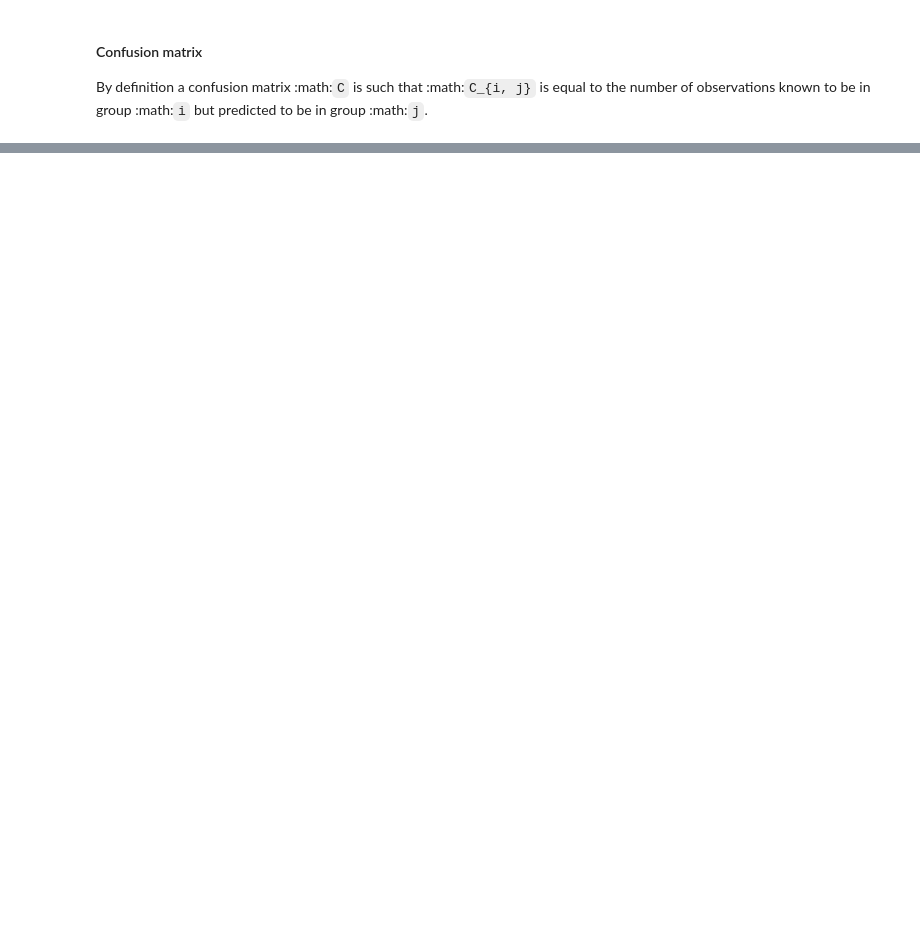
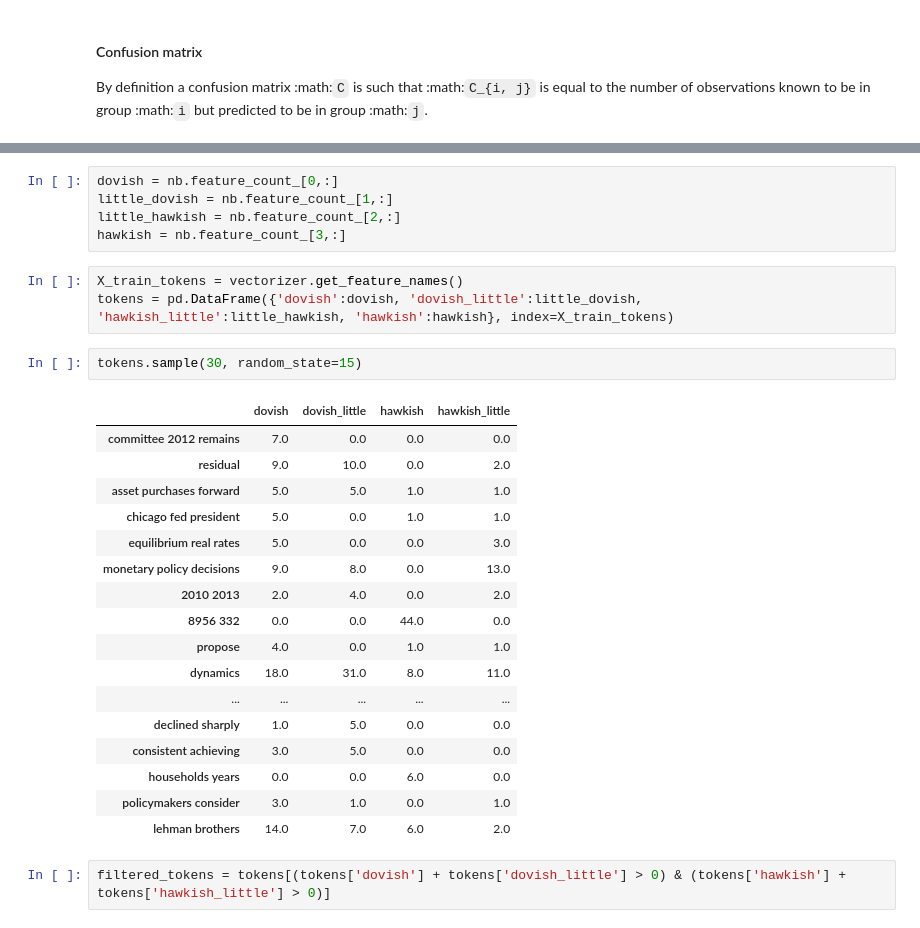
Before and after one commit to minimalgeek/Python, a Jupyter notebook: NLP/FOMC/FOMC urgency analysis 3 - SciKit Learn.ipynb, the cells around one changed output, grey strips where cells are left out. Saved outputs shown, nothing was run; the diff lists cells and outputs as text; blank space fills up the shorter version.

```diff
--- a/NLP/FOMC/FOMC urgency analysis 3 - SciKit Learn.ipynb
+++ b/NLP/FOMC/FOMC urgency analysis 3 - SciKit Learn.ipynb
@@ -231,0 +250,30 @@ avg / total       0.86      0.84      0.84       242
+# %%
+dovish = nb.feature_count_[0,:]
+little_dovish = nb.feature_count_[1,:]
+little_hawkish = nb.feature_count_[2,:]
+hawkish = nb.feature_count_[3,:]
+# %%
+X_train_tokens = vectorizer.get_feature_names()
+tokens = pd.DataFrame({'dovish':dovish, 'dovish_little':little_dovish, 'hawkish_little':little_hawkish, 'hawkish':hawkish}, index=X_train_tokens)
+# %%
+tokens.sample(30, random_state=15)
+# %% [output]
+|  | dovish | dovish_little | hawkish | hawkish_little |
+| committee 2012 remains | 7.0 | 0.0 | 0.0 | 0.0 |
+| residual | 9.0 | 10.0 | 0.0 | 2.0 |
+| asset purchases forward | 5.0 | 5.0 | 1.0 | 1.0 |
+| chicago fed president | 5.0 | 0.0 | 1.0 | 1.0 |
+| equilibrium real rates | 5.0 | 0.0 | 0.0 | 3.0 |
+| monetary policy decisions | 9.0 | 8.0 | 0.0 | 13.0 |
+| 2010 2013 | 2.0 | 4.0 | 0.0 | 2.0 |
+| 8956 332 | 0.0 | 0.0 | 44.0 | 0.0 |
+| propose | 4.0 | 0.0 | 1.0 | 1.0 |
+| dynamics | 18.0 | 31.0 | 8.0 | 11.0 |
+| ... | ... | ... | ... | ... |
+| declined sharply | 1.0 | 5.0 | 0.0 | 0.0 |
+| consistent achieving | 3.0 | 5.0 | 0.0 | 0.0 |
+| households years | 0.0 | 0.0 | 6.0 | 0.0 |
+| policymakers consider | 3.0 | 1.0 | 0.0 | 1.0 |
+| lehman brothers | 14.0 | 7.0 | 6.0 | 2.0 |
+# %%
+filtered_tokens = tokens[(tokens['dovish'] + tokens['dovish_little'] > 0) & (tokens['hawkish'] + tokens['hawkish_little'] > 0)]
```
Also changed, not shown: parts of 30 cells of this notebook.
